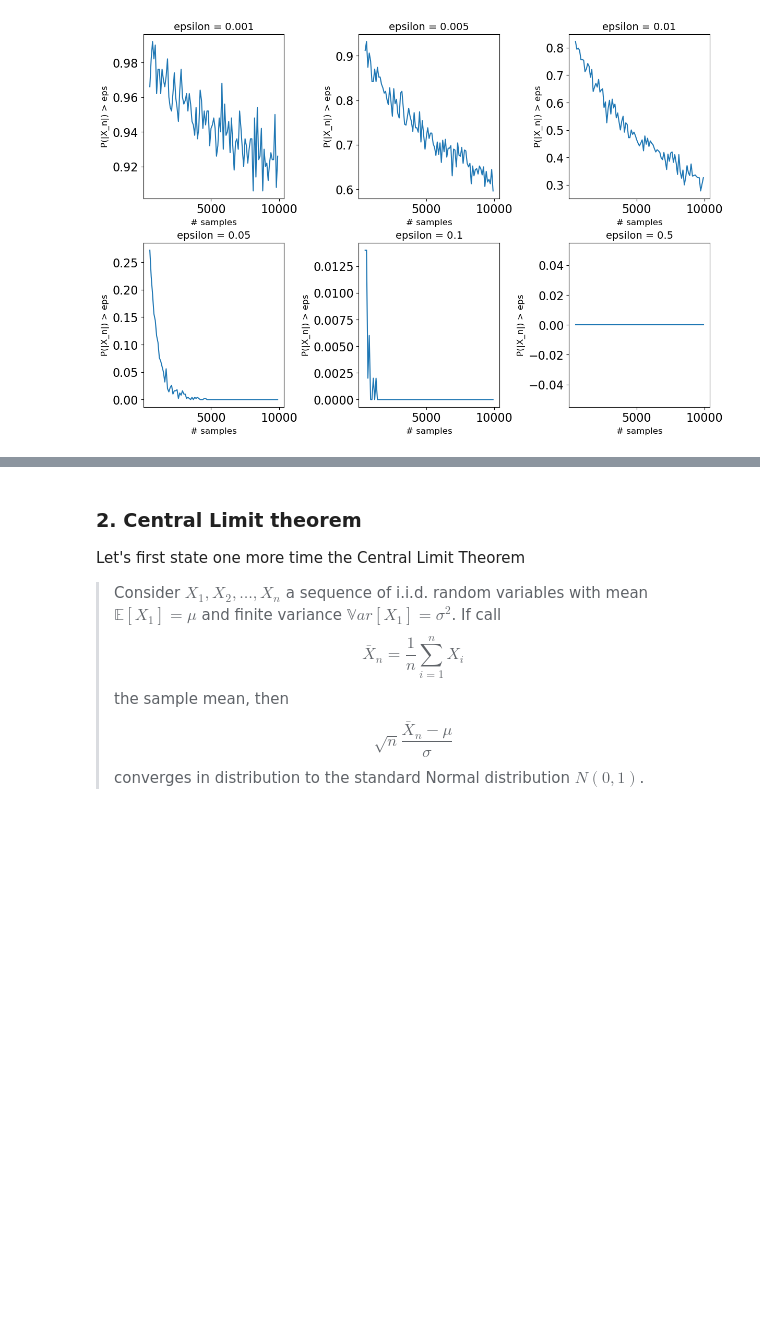
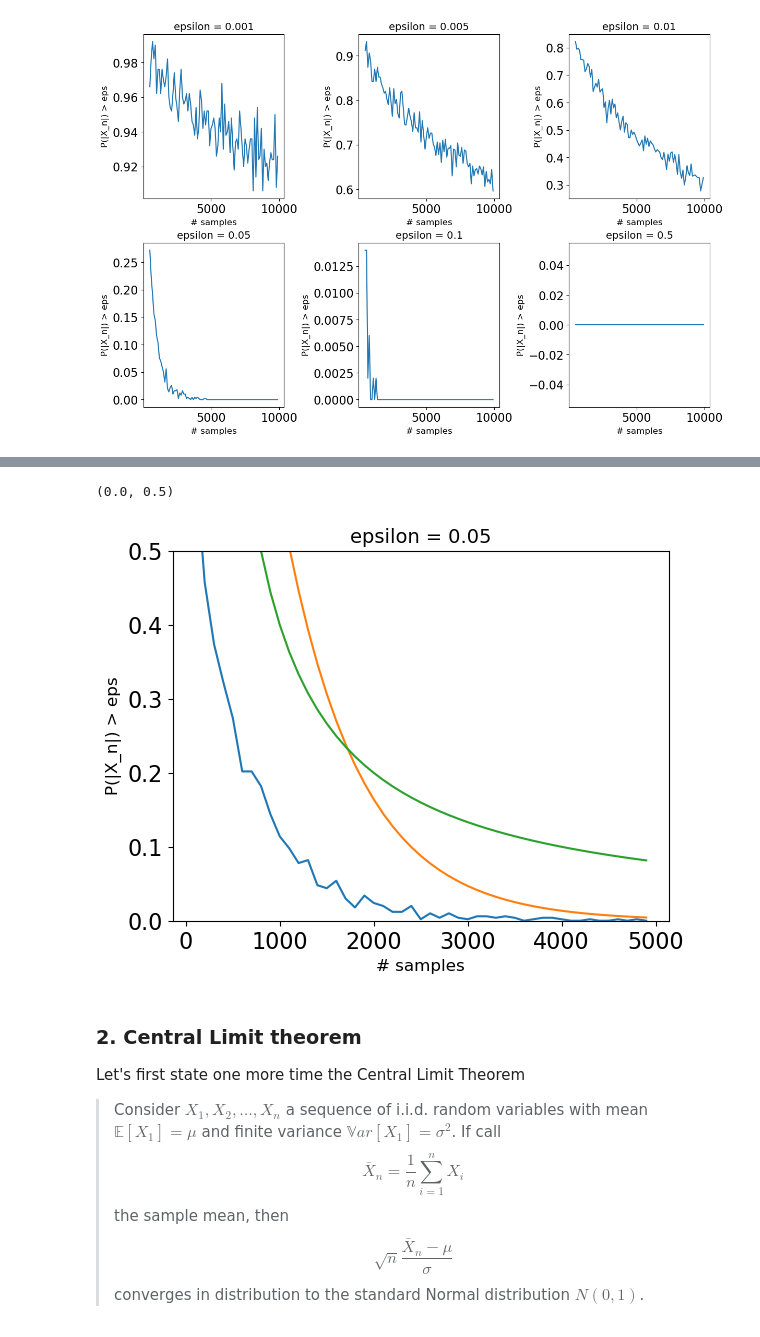
Before and after one commit to UCB-stat-201a-fall23/project02-reliscu, a Jupyter notebook: Project02-Concentration.ipynb, the cells around one changed output, grey strips where cells are left out. Drawn from its saved outputs; the diff is of its cells as text; code cells hidden in the pictures; blank space fills up the shorter version.

```diff
--- a/Project02-Concentration.ipynb
+++ b/Project02-Concentration.ipynb
@@ -158,31 +158,34 @@ At the end of the day, you should obtain something like this
 
 <img src="solution_1_34.png" alt="Solution" />
 # %%
-num_n = 20000
+num_n = 5000
 n_sim = 500
 min_sample = 100
 sample_step = 100
 eps = .05
 
 chebyshev = []
 chernoff = []
 for n in np.arange(min_sample, num_n, sample_step):
     chebyshev.append(2*math.exp(-1*(((eps**2)*n)/2)))
     chernoff.append(1/(n*eps**2))
 
 prob_gt = prob_greaterthan(num_n, eps)
 # Plot results for a given value of epsilon:
 # plt.subplot(2, 3, i + 1)
 plt.plot(np.arange(min_sample, num_n, sample_step), prob_gt);
 # plt.scatter(np.arange(min_sample, num_n, sample_step), prob_gt);
 plt.plot(np.arange(min_sample, num_n, sample_step), chebyshev)
 # plt.scatter(np.arange(min_sample, num_n, sample_step), chebyshev);
 plt.plot(np.arange(min_sample, num_n, sample_step), chernoff);
 # plt.scatter(np.arange(min_sample, num_n, sample_step), chernoff);
 plt.title("epsilon = " + str(eps), size=14);
 plt.xlabel("# samples", size=12);
 plt.ylabel("P(|X_n|) > eps", size=12);
 plt.ylim(0, .5)
+# %% [output]
+(0.0, 0.5)
+[figure, added]
 # %% [markdown]
 ### 2. Central Limit theorem
 
```
Also changed, not shown: parts of 2 cells of this notebook.
